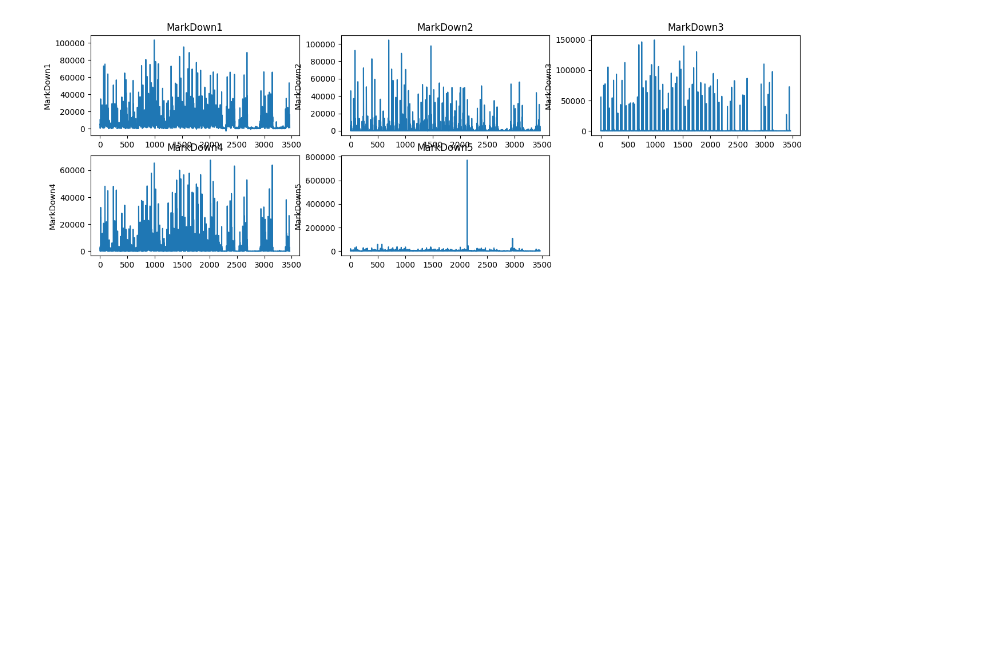
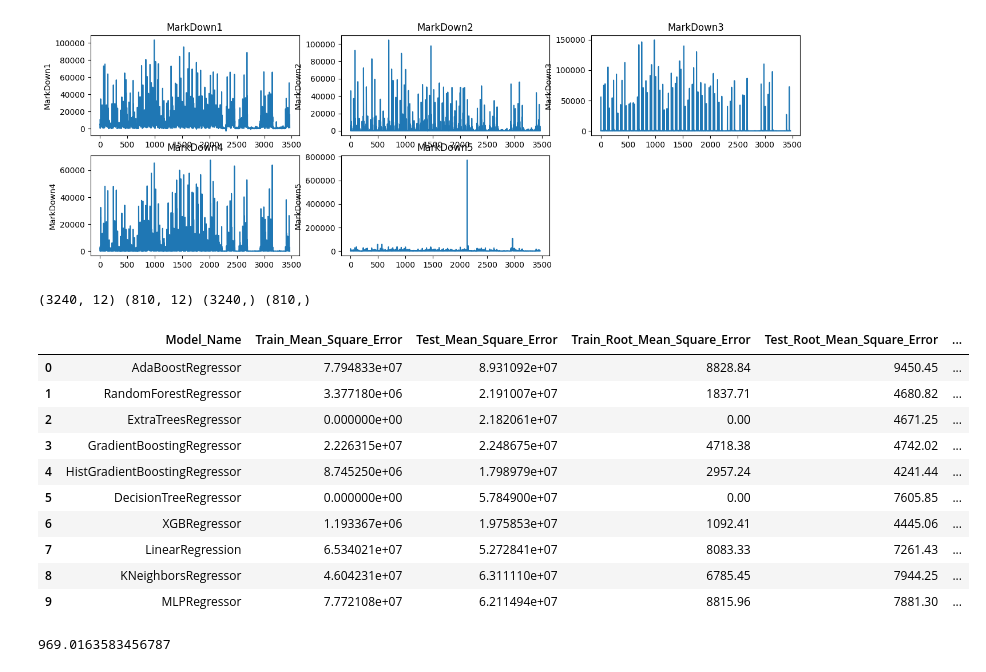
Before and after one commit to Prakash-Kani/Retail-Sales-Prediction, a Jupyter notebook: preprocessing.ipynb, the cells around one changed output. Saved outputs shown, nothing was run; the diff lists cells and outputs as text; code cells hidden in the pictures; blank space fills up the shorter version.

```diff
--- a/preprocessing.ipynb
+++ b/preprocessing.ipynb
@@ -952,3 +952,24 @@ plt.title(f'MarkDown5')
 plt.show()
 # %% [output]
 [figure]
+# %%
+y= markdown_notnull_df['MarkDown1']
+x = markdown_notnull_df.drop(['MarkDown1','MarkDown2','MarkDown3','MarkDown4','MarkDown5'],  axis =1)
+# %%
+regression_models = regression(x,y)
+# Apply the 'all_model' method to train and evaluate various regression models
+r_models = regression_models.all_model()
+r_models
+# %% [output]
+(3240, 12) (810, 12) (3240,) (810,)
+|  | Model_Name | Train_Mean_Square_Error | Test_Mean_Square_Error | Train_Root_Mean_Square_Error | Test_Root_Mean_Square_Error | ... |
+| 0 | AdaBoostRegressor | 7.794833e+07 | 8.931092e+07 | 8828.84 | 9450.45 | ... |
+| 1 | RandomForestRegressor | 3.377180e+06 | 2.191007e+07 | 1837.71 | 4680.82 | ... |
+| 2 | ExtraTreesRegressor | 0.000000e+00 | 2.182061e+07 | 0.00 | 4671.25 | ... |
+| 3 | GradientBoostingRegressor | 2.226315e+07 | 2.248675e+07 | 4718.38 | 4742.02 | ... |
+| 4 | HistGradientBoostingRegressor | 8.745250e+06 | 1.798979e+07 | 2957.24 | 4241.44 | ... |
+| 5 | DecisionTreeRegressor | 0.000000e+00 | 5.784900e+07 | 0.00 | 7605.85 | ... |
+| 6 | XGBRegressor | 1.193367e+06 | 1.975853e+07 | 1092.41 | 4445.06 | ... |
+| 7 | LinearRegression | 6.534021e+07 | 5.272841e+07 | 8083.33 | 7261.43 | ... |
+| 8 | KNeighborsRegressor | 4.604231e+07 | 6.311110e+07 | 6785.45 | 7944.25 | ... |
+| 9 | MLPRegressor | 7.772108e+07 | 6.211494e+07 | 8815.96 | 7881.30 | ... |
@@ -954,0 +979,6 @@ plt.show()
+# %%
+model = RandomForestRegressor().fit(x,y)
+y_pred =model.predict(x)
+print(mean_absolute_error(y_pred, y))
+# %% [output]
+969.0163583456787
```
Also changed, not shown: parts of 8 cells of this notebook.
